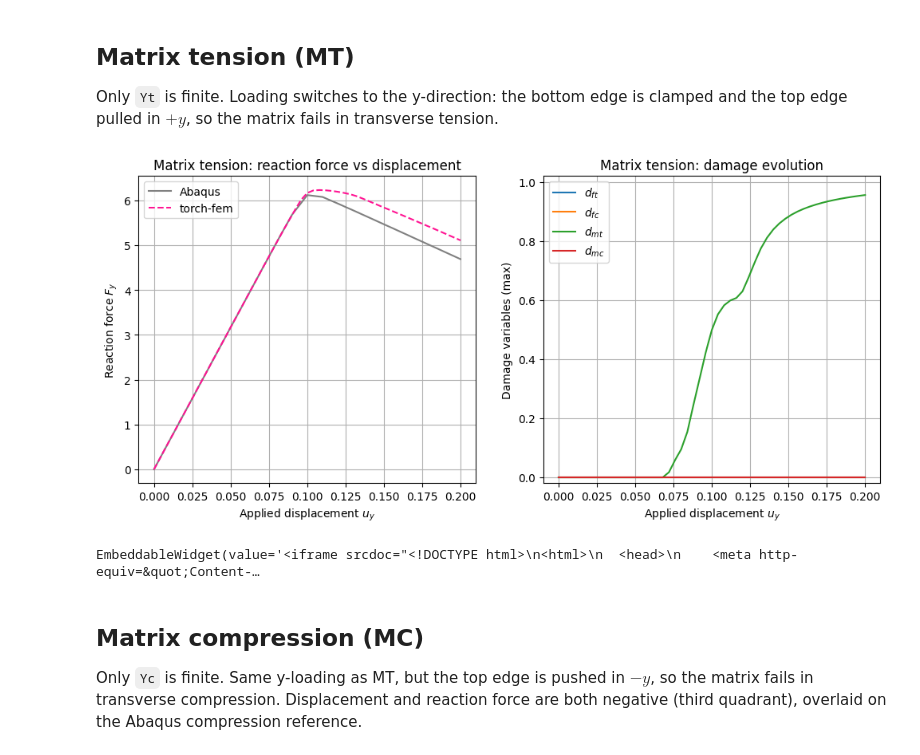
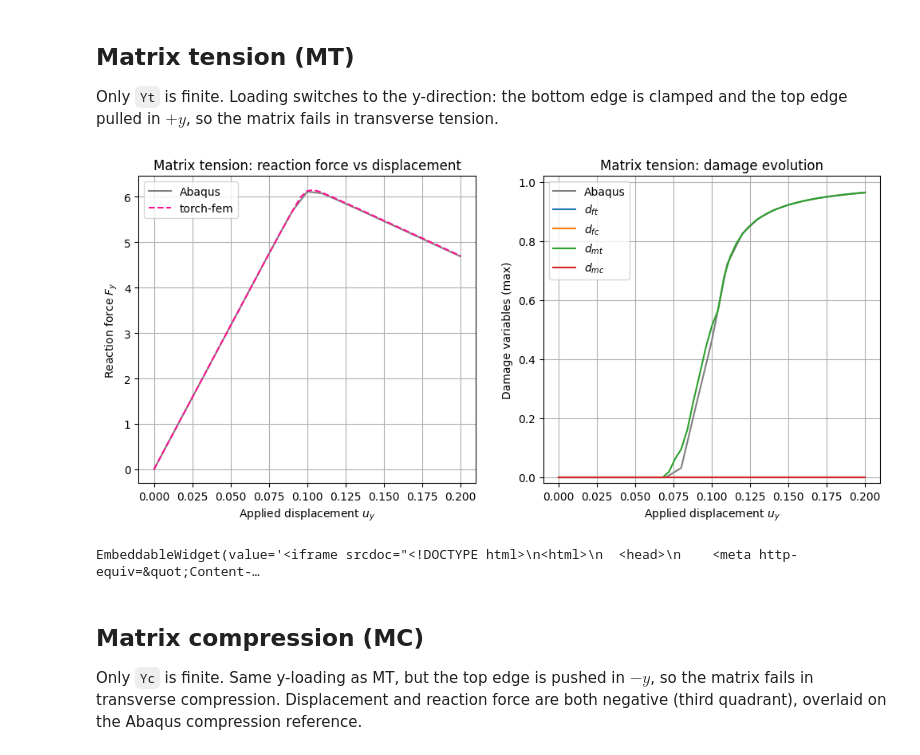
Before and after one commit to zcheshmechahi-collab/torch-fem, a Jupyter notebook: examples/basic/solid/cubesAnisotropic.ipynb, the cells around one changed output. Saved outputs shown, nothing was run; the diff lists cells and outputs as text; code cells hidden in the pictures.

```diff
--- a/examples/basic/solid/cubesAnisotropic.ipynb
+++ b/examples/basic/solid/cubesAnisotropic.ipynb
@@ -172,11 +174,12 @@ plate.material = AnisotropicDamage3D(
     S13=1e6,
     S23=1e6,
     G_ft=25.0,  # fiber-tension fracture energy
-    eta=0.02,  # viscous regularization (single, all modes)
 ).vectorize(plate.n_elem)
 
 increments = torch.linspace(0.0, 1.0, 51)
-u, f, sigma, F, state = plate.solve(increments=increments, return_intermediate=True)
+u, f, sigma, F, state = plate.solve(
+    increments=increments, return_intermediate=True, alpha=0.2
+)
 # %%
 # Reaction force and damage vs applied displacement.
 U_torch = increments * Umax
@@ -268,15 +272,15 @@ plate.material = AnisotropicDamage3D(
     S13=1e6,
     S23=1e6,
     G_fc=25.0,  # fiber-compression fracture energy
-    eta=0.02,  # viscous regularization (single, all modes)
 ).vectorize(plate.n_elem)
 
 # Apply compression
 plate.displacements[right, 0] = -Umax
 
-# Solve
 increments = torch.linspace(0.0, 1.0, 51)
-u, f, sigma, F, state = plate.solve(increments=increments, return_intermediate=True)
+u, f, sigma, F, state = plate.solve(
+    increments=increments, return_intermediate=True, alpha=0.2
+)
 # %%
 # Reaction force and damage vs applied displacement (compression -> negative).
 U_torch = -increments * Umax
@@ -373,12 +378,12 @@ plate.material = AnisotropicDamage3D(
     S13=1e6,
     S23=1e6,
     G_mt=25.0,  # matrix-tension fracture energy
-    eta=0.05,  # viscous regularization (single, all modes)
 ).vectorize(plate.n_elem)
 
 increments = torch.linspace(0.0, 1.0, 51)
-
-u, f, sigma, F, state = plate.solve(increments=increments, return_intermediate=True)
+u, f, sigma, F, state = plate.solve(
+    increments=increments, return_intermediate=True, alpha=0.2
+)
 # %%
 # Reaction force (y) and damage vs applied displacement.
 U_torch = increments * Umax
@@ -391,58 +396,59 @@ d_mc = state[:, :, 7].amax(dim=1)
 # Abaqus reference.
 ref = np.array(
     [
-        [0.00, 0.000],
-        [0.01, 0.632],
-        [0.02, 1.265],
-        [0.03, 1.898],
-        [0.04, 2.531],
-        [0.05, 3.164],
-        [0.06, 3.796],
-        [0.07, 4.429],
-        [0.08, 5.060],
-        [0.09, 5.673],
-        [0.10, 6.115],
-        [0.11, 6.073],
-        [0.12, 5.926],
-        [0.13, 5.774],
-        [0.14, 5.620],
-        [0.15, 5.465],
-        [0.16, 5.310],
-        [0.17, 5.154],
-        [0.18, 4.999],
-        [0.19, 4.843],
-        [0.20, 4.687],
+        [0.00, 0.000, 0.000],
+        [0.01, 0.632, 0.000],
+        [0.02, 1.265, 0.000],
+        [0.03, 1.898, 0.000],
+        [0.04, 2.531, 0.000],
+        [0.05, 3.164, 0.000],
+        [0.06, 3.796, 0.000],
+        [0.07, 4.429, 0.000],
+        [0.08, 5.060, 0.032],
+        [0.09, 5.673, 0.250],
+        [0.10, 6.115, 0.463],
+        [0.11, 6.073, 0.722],
+        [0.12, 5.926, 0.826],
+        [0.13, 5.774, 0.875],
+        [0.14, 5.620, 0.904],
+        [0.15, 5.465, 0.923],
+        [0.16, 5.310, 0.936],
+        [0.17, 5.154, 0.946],
+        [0.18, 4.999, 0.953],
+        [0.19, 4.843, 0.959],
+        [0.20, 4.687, 0.964],
     ]
 )
-U_aba, RF_aba = ref[:, 0], ref[:, 1]
+U_aba, RF_aba, dfc_aba = ref[:, 0], ref[:, 1], ref[:, 2]
 
 fig, (ax1, ax2) = plt.subplots(1, 2, figsize=(12, 5))
 
 ax1.plot(U_aba, RF_aba, "-", color="gray", label="Abaqus")
 ax1.plot(U_torch, RF_torch, "--", color="deeppink", label="torch-fem")
 ax1.set_xlabel("Applied displacement $u_y$")
 ax1.set_ylabel("Reaction force $F_y$")
 ax1.set_title("Matrix tension: reaction force vs displacement")
 ax1.legend()
 ax1.grid(True)
 
+ax2.plot(U_aba, dfc_aba, "-", color="gray", label="Abaqus")
 ax2.plot(U_torch, d_ft, label="$d_{ft}$")
 ax2.plot(U_torch, d_fc, label="$d_{fc}$")
 ax2.plot(U_torch, d_mt, label="$d_{mt}$")
 ax2.plot(U_torch, d_mc, label="$d_{mc}$")
 ax2.set_xlabel("Applied displacement $u_y$")
 ax2.set_ylabel("Damage variables (max)")
 ax2.set_ylim(-0.02, 1.02)
 ax2.set_title("Matrix tension: damage evolution")
 ax2.legend()
 ax2.grid(True)
 
 plt.show()
 
 
 plate.plot(element_property={"d_fc": state[-1, :, 5]})
 # %% [output]
-[figure, old version]
+[figure, new version]
 EmbeddableWidget(value='<iframe srcdoc="<!DOCTYPE html>\n<html>\n  <head>\n    <meta http-equiv=&quot;Content-…
 # %% [markdown]
 ## Matrix compression (MC)
```
Also changed, not shown: parts of 5 cells of this notebook, 2 other files.
